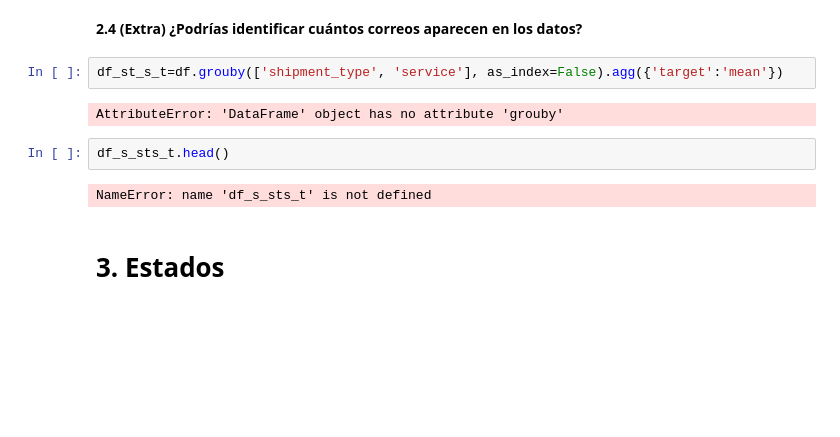
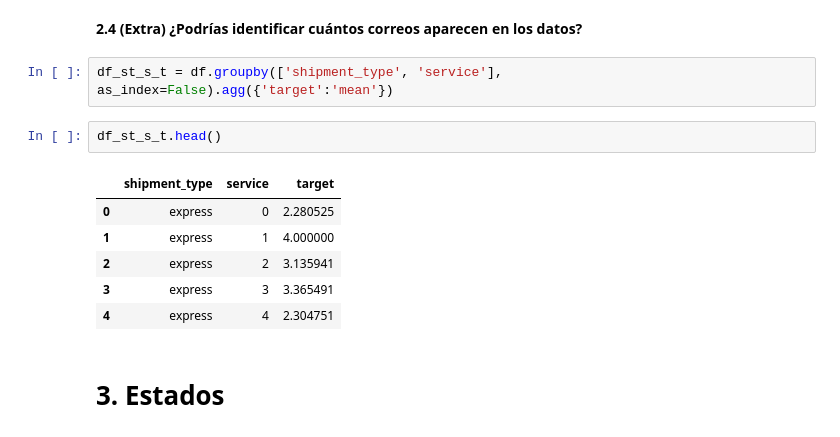
Before and after one commit to manquius/series_temporales, a Jupyter notebook: Practico1.ipynb, the cells around one changed output. Saved outputs shown, nothing was run; the diff lists cells and outputs as text; blank space fills up the shorter version.

```diff
--- a/Practico1.ipynb
+++ b/Practico1.ipynb
@@ -576,13 +829,16 @@ Viendo status los servicios 0, 1, 2, 4, 5, 6, 7, 9 (coinciden en done, failed y
 # %% [markdown]
 **2.4 (Extra) ¿Podrías identificar cuántos correos aparecen en los datos?**
 # %%
-df_st_s_t=df.grouby(['shipment_type', 'service'], as_index=False).agg({'target':'mean'})
+df_st_s_t = df.groupby(['shipment_type', 'service'], as_index=False).agg({'target':'mean'})
-# %% [output]
-AttributeError: 'DataFrame' object has no attribute 'grouby'
 # %%
-df_s_sts_t.head()
+df_st_s_t.head()
 # %% [output]
-NameError: name 'df_s_sts_t' is not defined
+|  | shipment_type | service | target |
+| 0 | express | 0 | 2.280525 |
+| 1 | express | 1 | 4.000000 |
+| 2 | express | 2 | 3.135941 |
+| 3 | express | 3 | 3.365491 |
+| 4 | express | 4 | 2.304751 |
 # %% [markdown]
 # 3. Estados
 # %% [markdown]
```
Also changed, not shown: parts of 61 cells of this notebook.
